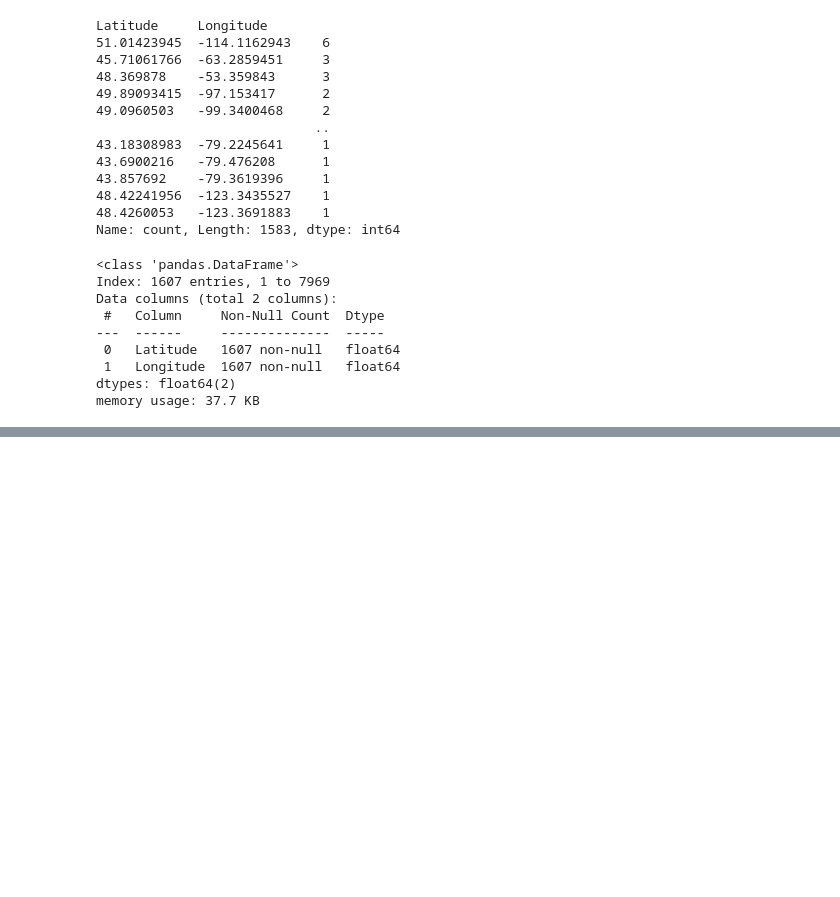
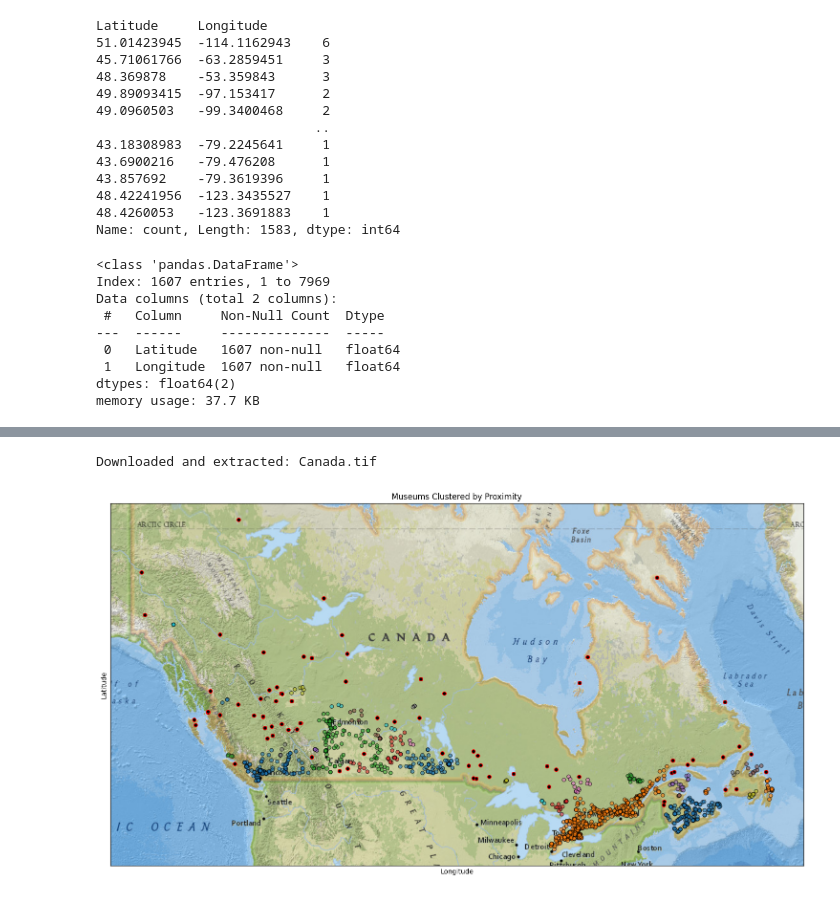
Before and after one commit to VishSeran/machine-learning-models, a Jupyter notebook: dbscan-hdbscan-model/dbscan-hdbscan.ipynb, the cells around one changed output, grey strips where cells are left out. Saved outputs shown, nothing was run; the diff lists cells and outputs as text; code cells hidden in the pictures; blank space fills up the shorter version.

Commit message:
DBScan model trained and plotted on canada map

```diff
--- a/dbscan-hdbscan-model/dbscan-hdbscan.ipynb
+++ b/dbscan-hdbscan-model/dbscan-hdbscan.ipynb
@@ -215,3 +218,6 @@ Data columns (total 2 columns):
  1   Longitude  1607 non-null   float64
 dtypes: float64(2)
 memory usage: 37.7 KB
+# %%
+coordinates = df_data.copy()
+coordinates
@@ -217,0 +238,2 @@ memory usage: 37.7 KB
+# %%
+coordinates['Latitude'] = 2 * coordinates['Latitude']
@@ -217,0 +243,7 @@ memory usage: 37.7 KB
+# %%
+from sklearn.cluster import DBSCAN
+
+dbscan = DBSCAN(metric='euclidean', min_samples=3, eps=1.0)
+# train the model
+
+dbscan.fit(coordinates)
@@ -217,0 +252,2 @@ memory usage: 37.7 KB
+# %%
+df_data['Cluster'] = dbscan.fit_predict(coordinates)
@@ -217,0 +274,26 @@ memory usage: 37.7 KB
+# %%
+import requests
+import zipfile
+import io
+import os
+
+# URL of the ZIP file on the cloud server
+zip_file_url = 'https://cf-courses-data.s3.us.cloud-object-storage.appdomain.cloud/YcUk-ytgrPkmvZAh5bf7zA/Canada.zip'
+
+# Directory to save the extracted TIFF file
+output_dir = './'
+os.makedirs(output_dir, exist_ok=True)
+
+# Step 1: Download the ZIP file
+response = requests.get(zip_file_url)
+response.raise_for_status()  # Ensure the request was successful
+# Step 2: Open the ZIP file in memory
+with zipfile.ZipFile(io.BytesIO(response.content)) as zip_ref:
+    # Step 3: Iterate over the files in the ZIP
+    for file_name in zip_ref.namelist():
+        if file_name.endswith('.tif'):  # Check if it's a TIFF file
+            # Step 4: Extract the TIFF file
+            zip_ref.extract(file_name, output_dir)
+            print(f"Downloaded and extracted: {file_name}")
+# %% [output]
+Downloaded and extracted: Canada.tif
@@ -217,0 +346,4 @@ memory usage: 37.7 KB
+# %%
+plot_clustered_locations(df_data, title='Museums Clustered by Proximity')
+# %% [output]
+[figure, added]
```
Also changed, not shown: parts of 6 cells of this notebook, 1 other file.
